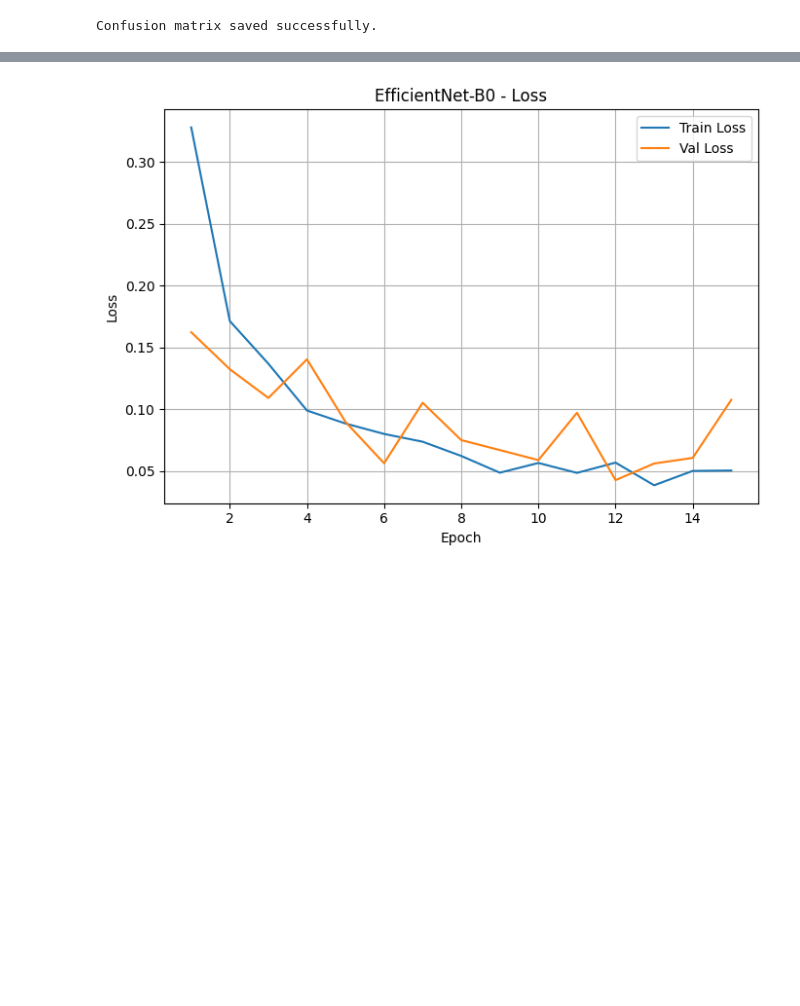
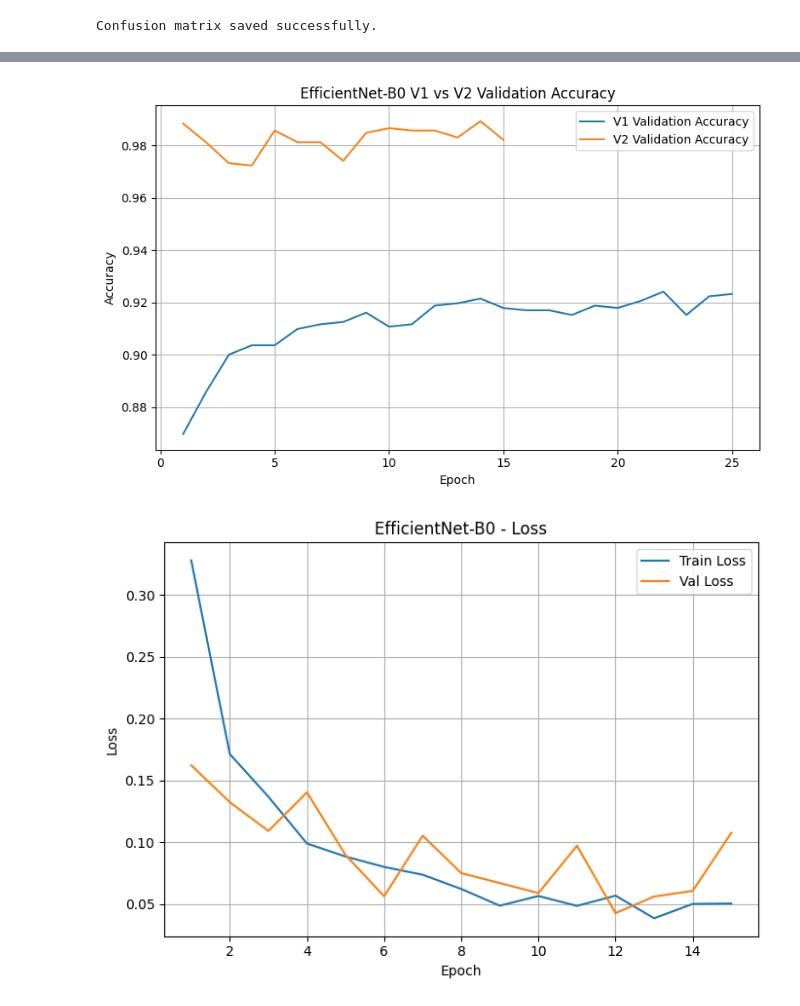
Before and after one commit to Dini-s/brain-tumour-mri-classification, a Jupyter notebook: notebooks/05_EfficientNet.ipynb, the cells around one changed output, grey strips where cells are left out. Saved outputs shown, nothing was run; the diff lists cells and outputs as text; code cells hidden in the pictures; blank space fills up the shorter version.

```diff
--- a/notebooks/05_EfficientNet.ipynb
+++ b/notebooks/05_EfficientNet.ipynb
@@ -1060,3 +1088,40 @@ Confusion matrix saved successfully.
+# %%
+import matplotlib.pyplot as plt
+
+v1_epochs = range(1, len(baseline_train_accuracies) + 1)
+v2_epochs = range(1, len(ft_train_accuracies) + 1)
+
+plt.figure(figsize=(8, 5))
+
+plt.plot(
+    v1_epochs,
+    baseline_val_accuracies,
+    label="V1 Validation Accuracy"
+)
+
+plt.plot(
+    v2_epochs,
+    ft_val_accuracies,
+    label="V2 Validation Accuracy"
+)
+
+plt.title("EfficientNet-B0 V1 vs V2 Validation Accuracy")
+plt.xlabel("Epoch")
+plt.ylabel("Accuracy")
+plt.legend()
+plt.grid(True)
+
+plt.tight_layout()
+
+plt.savefig(
+    "/content/EfficientNet_B0_V1_V2_Accuracy_Curve.png",
+    dpi=300,
+    bbox_inches="tight"
+)
+
+plt.show()
+# %% [output]
+[figure, added]
 # %%
 #learning curve
 import matplotlib.pyplot as plt
```
Also changed, not shown: parts of 1 cell of this notebook.
